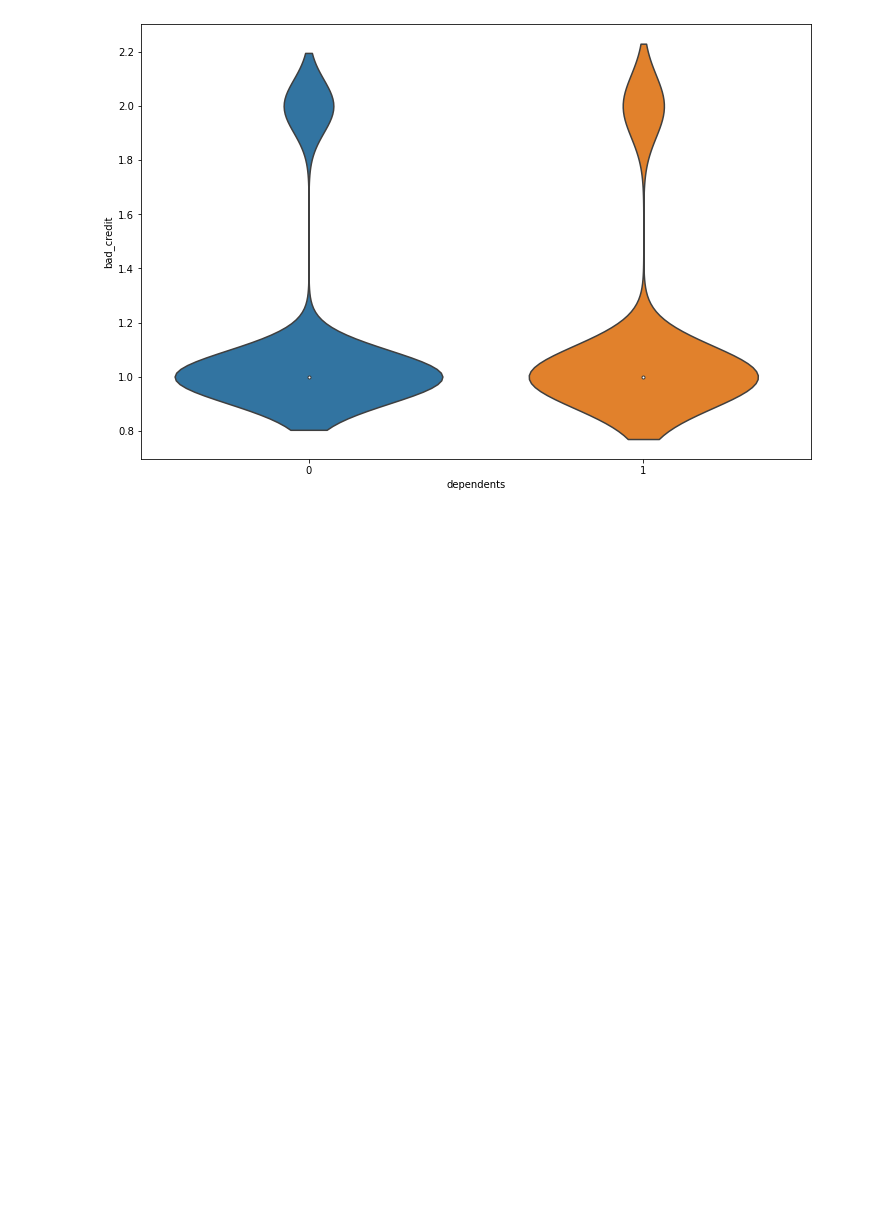
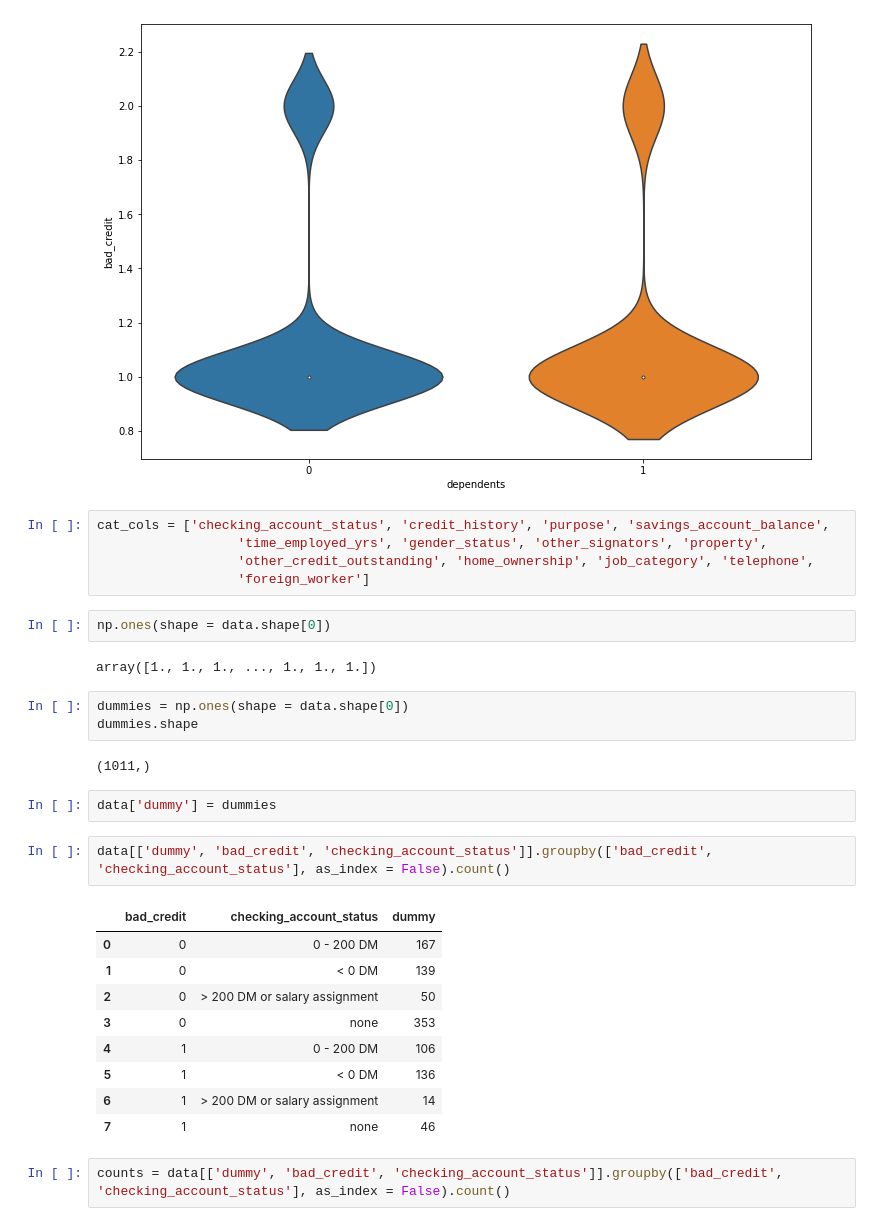
Before and after one commit to olawaleibrahim/Principles-of-Machine-Learning-Python, a Jupyter notebook: Module2/Practice-Classification.ipynb, the cells around one changed output. Drawn from its saved outputs; the diff is of its cells as text; blank space fills up the shorter version.

```diff
--- a/Module2/Practice-Classification.ipynb
+++ b/Module2/Practice-Classification.ipynb
@@ -262,3 +262,33 @@ plot_violins(data, columns)
 [figure]
 [figure]
 [figure]
+# %%
+cat_cols = ['checking_account_status', 'credit_history', 'purpose', 'savings_account_balance',
+                  'time_employed_yrs', 'gender_status', 'other_signators', 'property',
+                  'other_credit_outstanding', 'home_ownership', 'job_category', 'telephone',
+                  'foreign_worker']
+# %%
+np.ones(shape = data.shape[0])
+# %% [output]
+array([1., 1., 1., ..., 1., 1., 1.])
+# %%
+dummies = np.ones(shape = data.shape[0])
+dummies.shape
+# %% [output]
+(1011,)
+# %%
+data['dummy'] = dummies
+# %%
+data[['dummy', 'bad_credit', 'checking_account_status']].groupby(['bad_credit', 'checking_account_status'], as_index = False).count()
+# %% [output]
+|  | bad_credit | checking_account_status | dummy |
+| 0 | 0 | 0 - 200 DM | 167 |
+| 1 | 0 | < 0 DM | 139 |
+| 2 | 0 | > 200 DM or salary assignment | 50 |
+| 3 | 0 | none | 353 |
+| 4 | 1 | 0 - 200 DM | 106 |
+| 5 | 1 | < 0 DM | 136 |
+| 6 | 1 | > 200 DM or salary assignment | 14 |
+| 7 | 1 | none | 46 |
+# %%
+counts = data[['dummy', 'bad_credit', 'checking_account_status']].groupby(['bad_credit', 'checking_account_status'], as_index = False).count()
```
Also changed, not shown: parts of 4 cells of this notebook.
